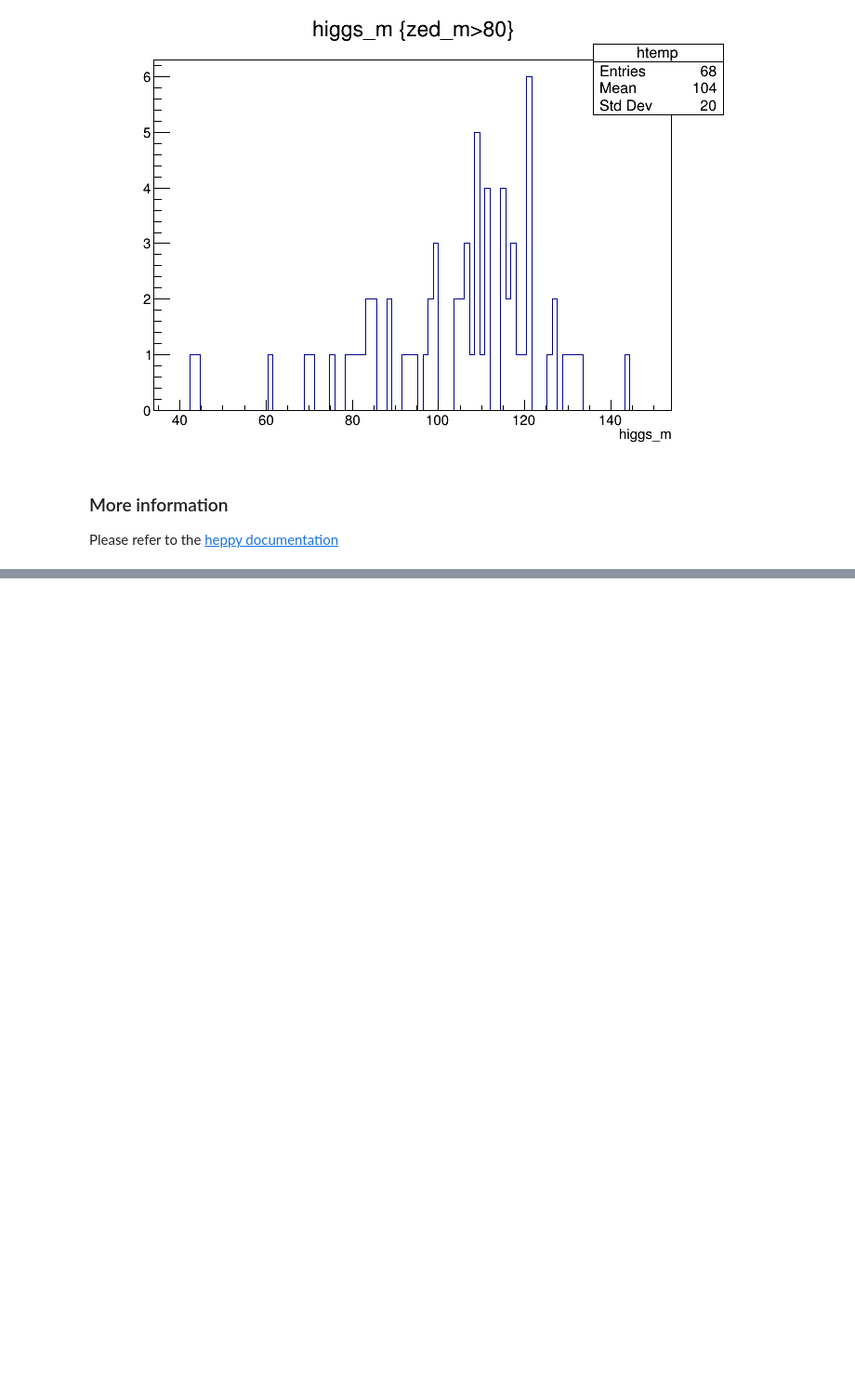
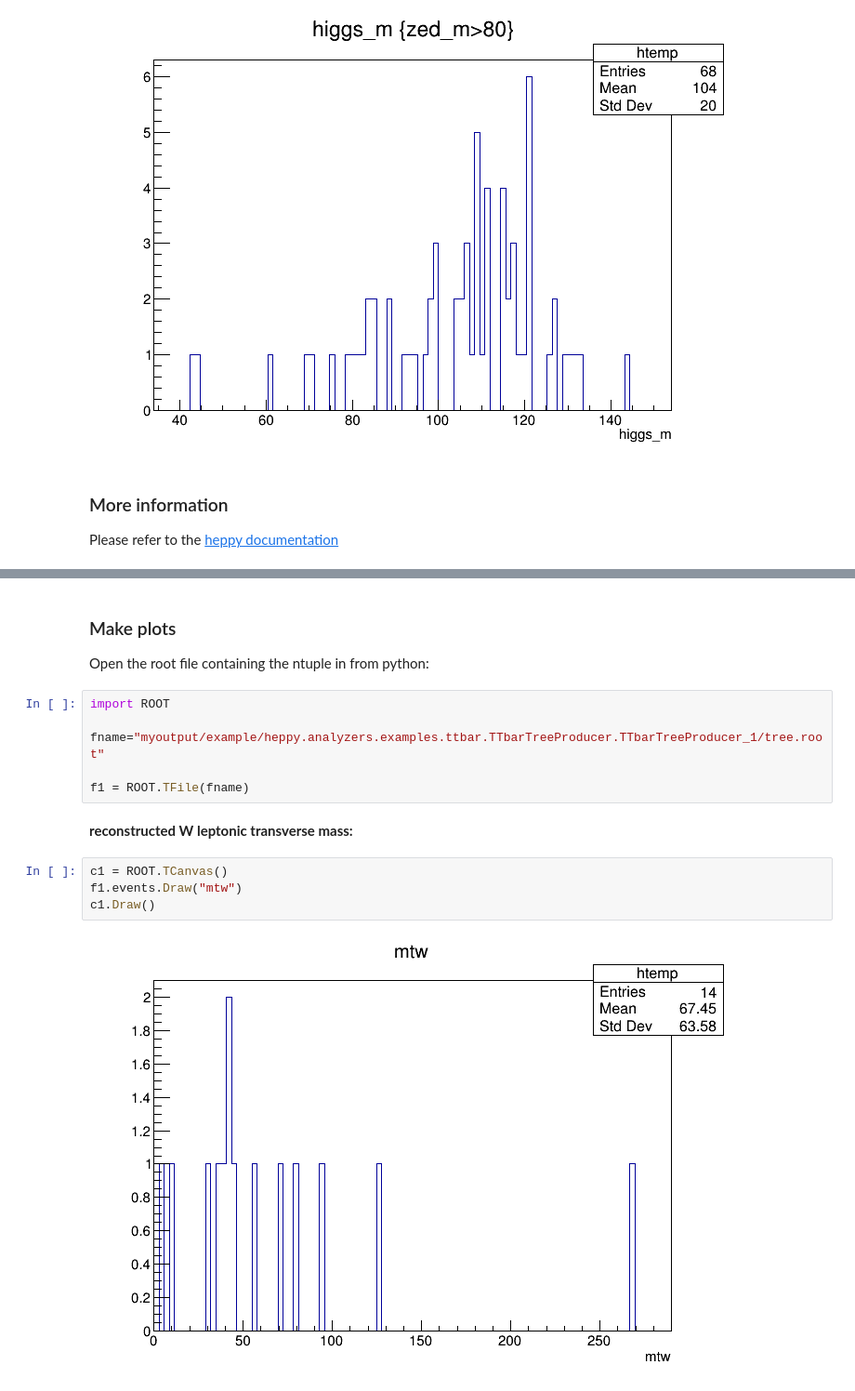
Before and after one commit to HEP-FCC/fcc-tutorials, a Jupyter notebook: notebooks/FccSoftwareGettingStartedFastSim.ipynb, the cells around one changed output, grey strips where cells are left out. Shown at 93% size. Cells and saved outputs as stored; diff of their text form; blank space fills up the shorter version.

```diff
--- a/notebooks/FccSoftwareGettingStartedFastSim.ipynb
+++ b/notebooks/FccSoftwareGettingStartedFastSim.ipynb
@@ -364,0 +403,19 @@ the third one the efficiency of the cut, and the last one the overall efficiency
+# %% [markdown]
+### Make plots
+
+Open the root file containing the ntuple in from python:
+# %%
+import ROOT
+
+fname="myoutput/example/heppy.analyzers.examples.ttbar.TTbarTreeProducer.TTbarTreeProducer_1/tree.root"
+
+f1 = ROOT.TFile(fname)
+# %% [markdown]
+
+**reconstructed W leptonic transverse mass:**
+# %%
+c1 = ROOT.TCanvas()
+f1.events.Draw("mtw")
+c1.Draw()
+# %% [output]
+[figure, added]
```
Also changed, not shown: parts of 23 cells of this notebook, 1 other file.
